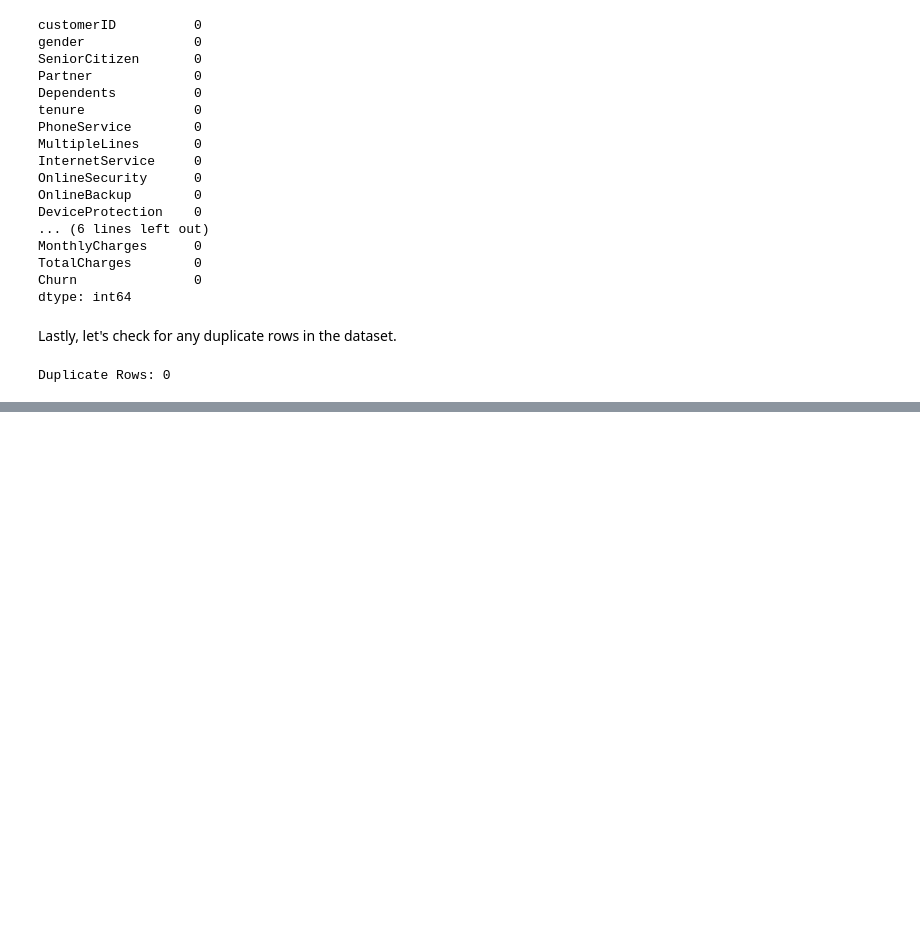
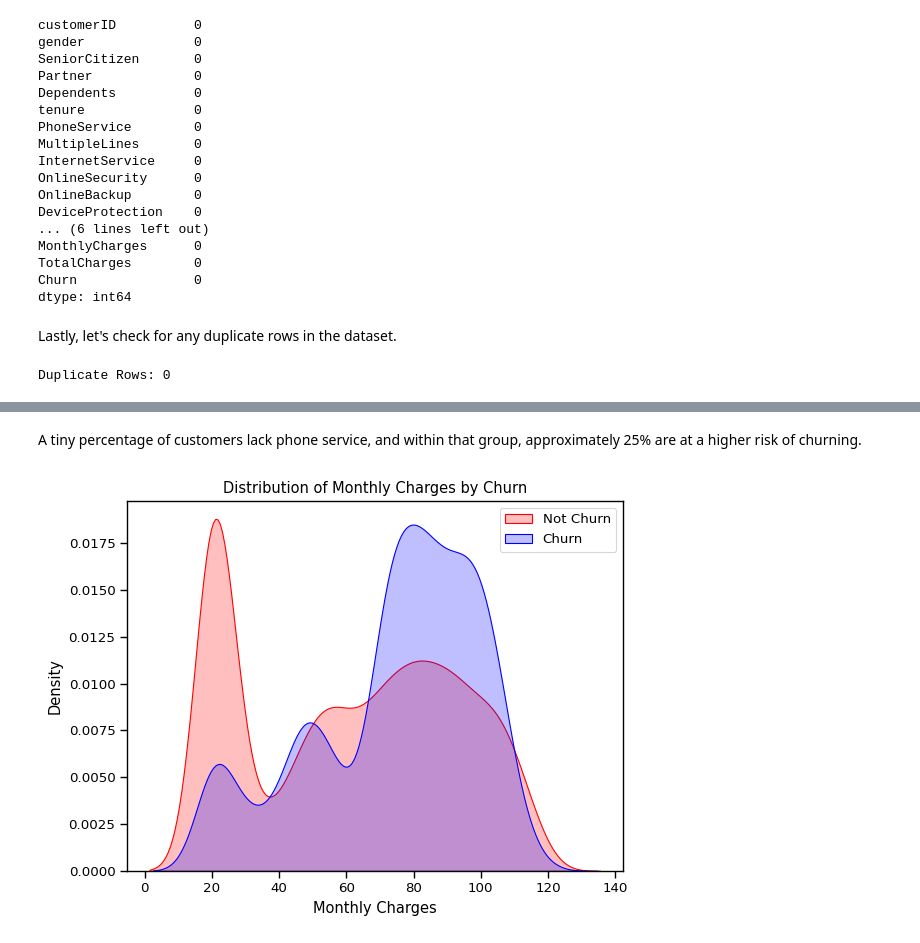
Before and after one commit to Shrestha-Dipesh/ML-Final-Project, a Jupyter notebook: ML_Final_Project.ipynb, the cells around one changed output, grey strips where cells are left out. Drawn from its saved outputs; the diff is of its cells as text; code cells hidden in the pictures; blank space fills up the shorter version.

```diff
--- a/ML_Final_Project.ipynb
+++ b/ML_Final_Project.ipynb
@@ -124,0 +595,19 @@ data.head()
+# %% [markdown]
+A tiny percentage of customers lack phone service, and within that group, approximately 25% are at a higher risk of churning.
+# %%
+# Set the context and font scale for the plot
+sns.set_context("paper", font_scale=1.1)
+
+# Create a kernel density plot (KDE) for Monthly Charges based on churn status
+ax = sns.kdeplot(data.MonthlyCharges[data["Churn"] == 0], color="Red", shade=True)
+ax = sns.kdeplot(data.MonthlyCharges[data["Churn"] == 1], ax=ax, color="Blue", shade=True)
+
+# Add legend and labels to the plot
+ax.legend(["Not Churn", "Churn"], loc='upper right')
+ax.set_ylabel('Density')
+ax.set_xlabel('Monthly Charges')
+ax.set_title('Distribution of Monthly Charges by Churn')
+
+plt.show()  # Show the plot
+# %% [output]
+[figure, added]
```
Also changed, not shown: parts of 40 cells of this notebook, 1 other file.
